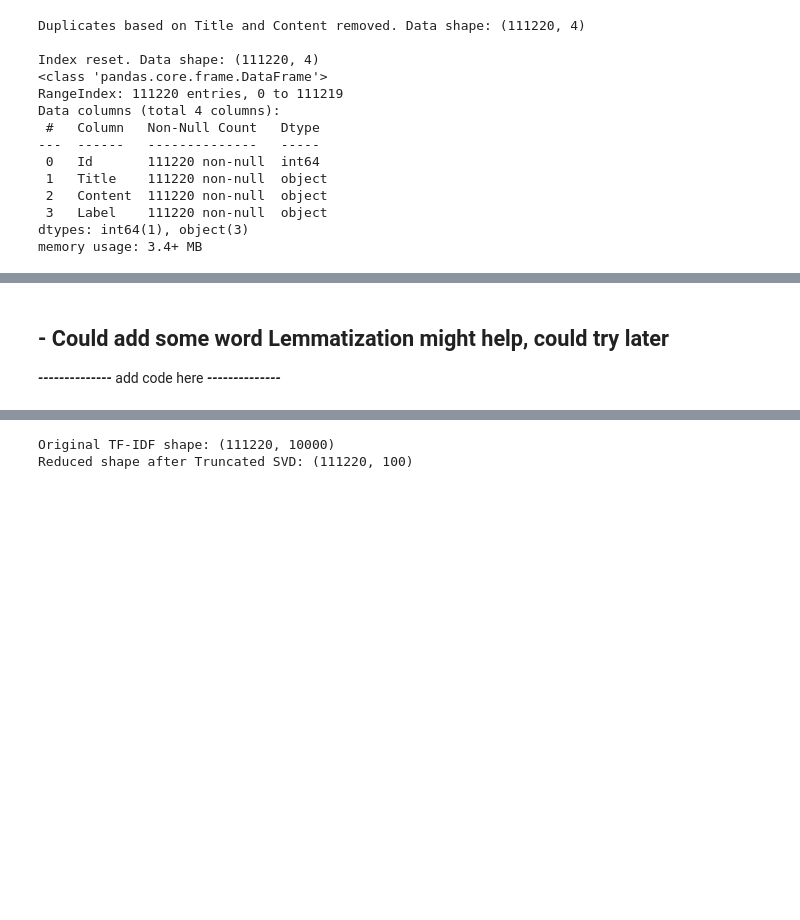
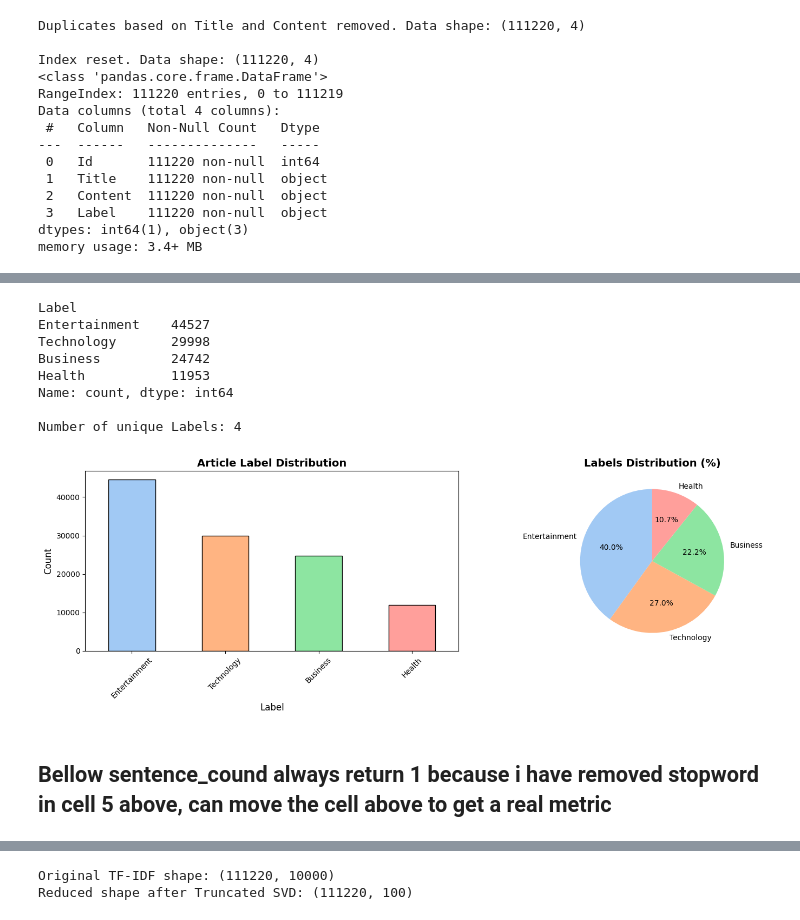
Before and after one commit to odykt/bigData, a Jupyter notebook: part1.ipynb, the cells around one changed output, grey strips where cells are left out. Cells and saved outputs as stored; diff of their text form; code cells hidden in the pictures; blank space fills up the shorter version.

```diff
--- a/part1.ipynb
+++ b/part1.ipynb
@@ -136,10 +170,16 @@ import re
 import nltk
 import contractions
 from nltk.corpus import stopwords
+from nltk.stem import WordNetLemmatizer, PorterStemmer
 
-# Download stopwords if not already present
+# Download required NLTK data if not already present
 nltk.download('stopwords')
+nltk.download('wordnet')
+nltk.download('omw-1.4')
+
 stop_words = set(stopwords.words('english'))
+lemmatizer = WordNetLemmatizer()
+stemmer = PorterStemmer()
 
 def clean_text(text):
     # Expand contractions
@@ -150,8 +190,11 @@ def clean_text(text):
     text = re.sub(r'[^a-z\s]', '', text)
     # Remove extra spaces
     text = re.sub(r'\s+', ' ', text).strip()
-    # Remove stopwords
-    text = ' '.join([word for word in text.split() if word not in stop_words])
+    # Tokenize
+    words = text.split()
+    # Remove stopwords, lemmatize, and stem
+    words = [stemmer.stem(lemmatizer.lemmatize(word)) for word in words if word not in stop_words]
+    text = ' '.join(words)
     return text
 
 for col in ['Title', 'Content']:
@@ -210,5 +228,38 @@ else:
-# %% [markdown]
-## - Could add some word Lemmatization might help, could try later
-*******--------------*******
-add code here
-*******--------------*******
+# %%
+import seaborn as sns
+
+fig, axes = plt.subplots(1, 2, figsize=(15, 5))
+category_counts = dataTrain['Label'].value_counts()
+
+print(category_counts)
+print(f"\nNumber of unique Labels: {dataTrain['Label'].nunique()}")
+
+# Get a color palette with as many colors as there are categories
+palette = sns.color_palette('pastel', n_colors=len(category_counts))
+
+# Bar plot with consistent colors
+category_counts.plot(kind='bar', ax=axes[0], color=palette, edgecolor='black')
+axes[0].set_title('Article Label Distribution', fontsize=14, fontweight='bold')
+axes[0].set_xlabel('Label', fontsize=12)
+axes[0].set_ylabel('Count', fontsize=12)
+axes[0].tick_params(axis='x', rotation=45)
+
+# Pie chart with the same colors
+axes[1].pie(category_counts.values, labels=category_counts.index, autopct='%1.1f%%',
+            startangle=90, colors=palette)
+axes[1].set_title('Labels Distribution (%)', fontsize=14, fontweight='bold')
+
+plt.tight_layout()
+plt.show()
+# %% [output]
+Label
+Entertainment    44527
+Technology       29998
+Business         24742
+Health           11953
+Name: count, dtype: int64
+
+Number of unique Labels: 4
+[figure, added]
+# %% [markdown]
+## Bellow sentence_cound always return 1 because i have removed stopword in cell 5 above, can move the cell above to get a real metric
```
Also changed, not shown: parts of 10 cells of this notebook.
